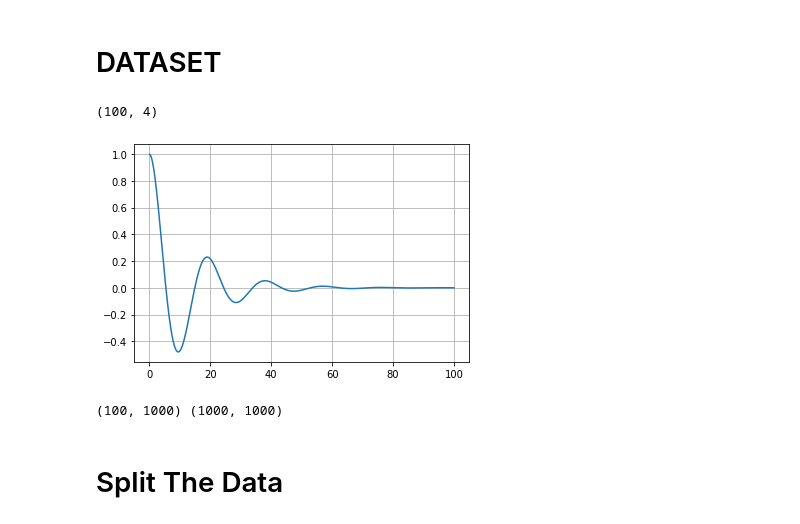
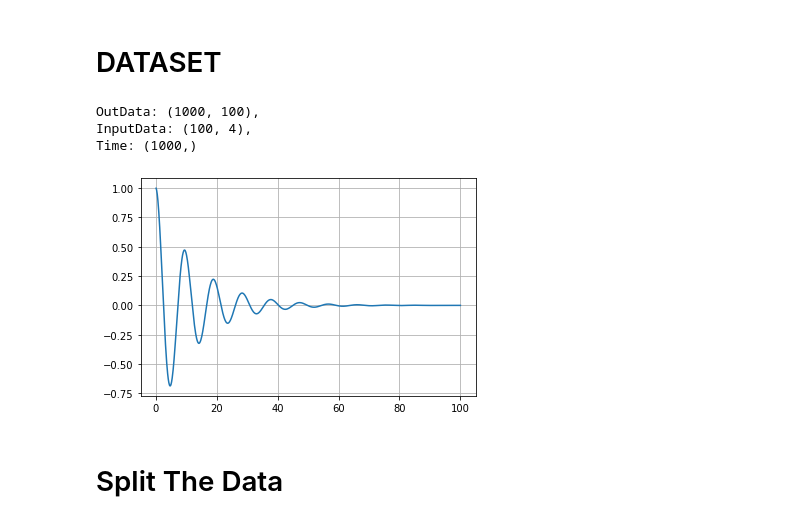
Before and after one commit to trifwn/OscillationLSTM, a Jupyter notebook: LSTMv2.ipynb, the cells around one changed output. Cells and saved outputs as stored; diff of their text form; code cells hidden in the pictures.

Commit message:
Made Code Modular | Expanded Plot Capabilities

```diff
--- a/LSTMv2.ipynb
+++ b/LSTMv2.ipynb
@@ -44,19 +44,3 @@ tf.executing_eagerly()
 True
 # %% [markdown]
 # DATASET
-# %%
-#This is parameter space
-# m*x''+c*x'+mx = 0
-# => x'' + 2jwx' +w^2 x =0 , j = c/(2wm) , w = sqrt(k/m)
-w = np.linspace(0.01, 1, 10)
-z = np.linspace(0.01, 0.99, 10)
-x0 = 1
-v0 = 0
-
-t = np.linspace(0.1, 100, 1000)
-
-
-inputData = np.array(np.meshgrid(w,z,x0,v0)).T.reshape(-1, 4)
-print(np.shape(inputData))
-# %% [output]
-(100, 4)
@@ -80,14 +47,17 @@ Data = np.swapaxes(Data,0,1)
+# %%
+InputData = np.genfromtxt('Data/InputData.csv',delimiter=",")
+t = np.genfromtxt('Data/time.csv',delimiter=",")
+Data = np.genfromtxt('Data/OutputData.csv',delimiter=",")
+print(f"OutData: %s, \nInputData: %s, \nTime: %s" %(np.shape(Data),np.shape(InputData),np.shape(t)))
+# %% [output]
+OutData: (1000, 100),
+InputData: (100, 4),
+Time: (1000,)
 # %%
-plt.plot(t,Data[:,32])
+plt.plot(t,Data[:,61])
 plt.grid()
 # %% [output]
-[figure, old version]
+[figure, new version]
-# %%
-zeroline = np.zeros((np.shape(x)[1],len(t)))
-print(np.shape(x),np.shape(zeroline))
-#pltfigure(zeroline,x,t,"Dataset","Zeroline",'dataset2.gif')
-# %% [output]
-(100, 1000) (1000, 1000)
 # %% [markdown]
 # Split The Data
 # %% [markdown]
```
Also changed, not shown: parts of 22 cells of this notebook, 4 other files.
